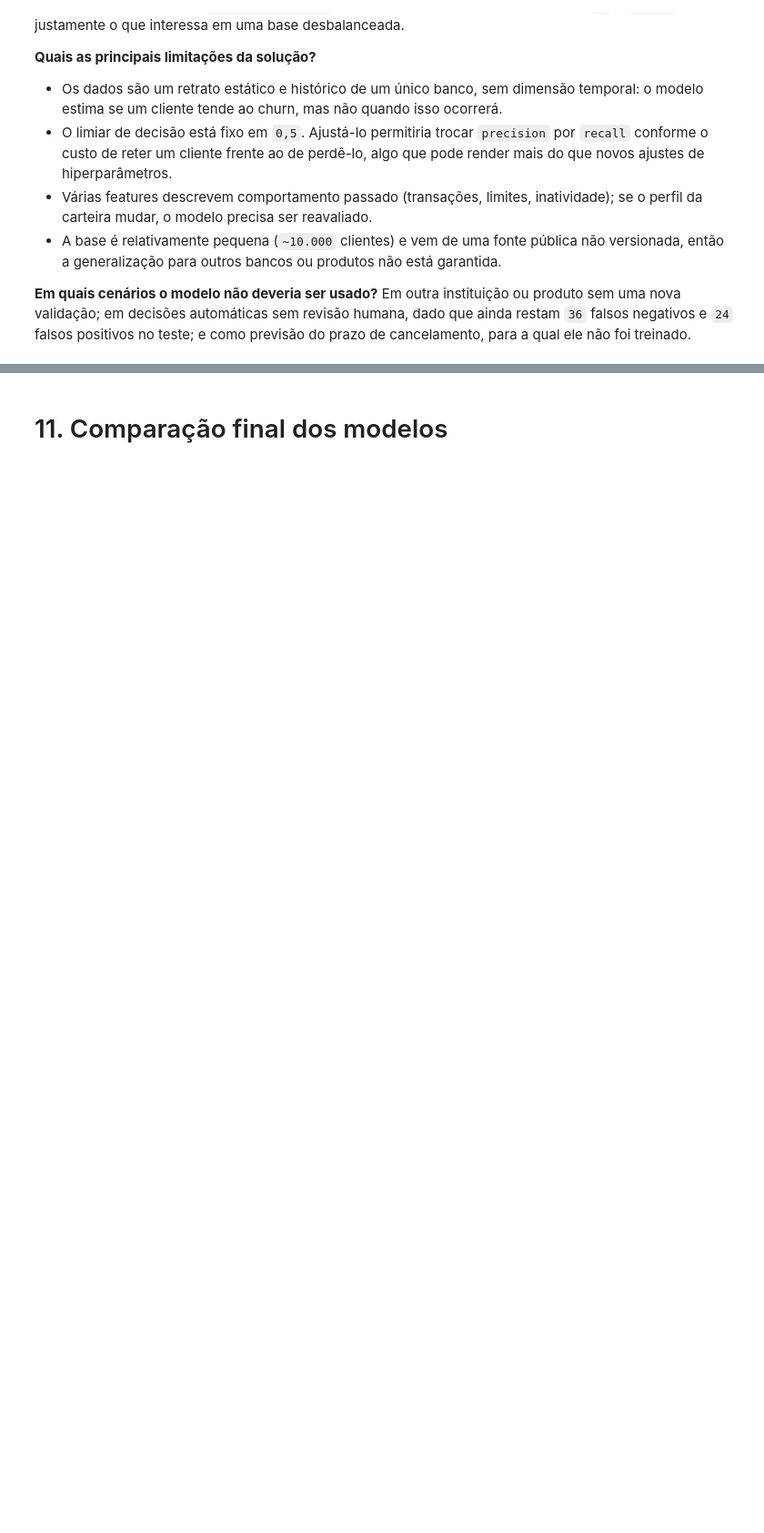
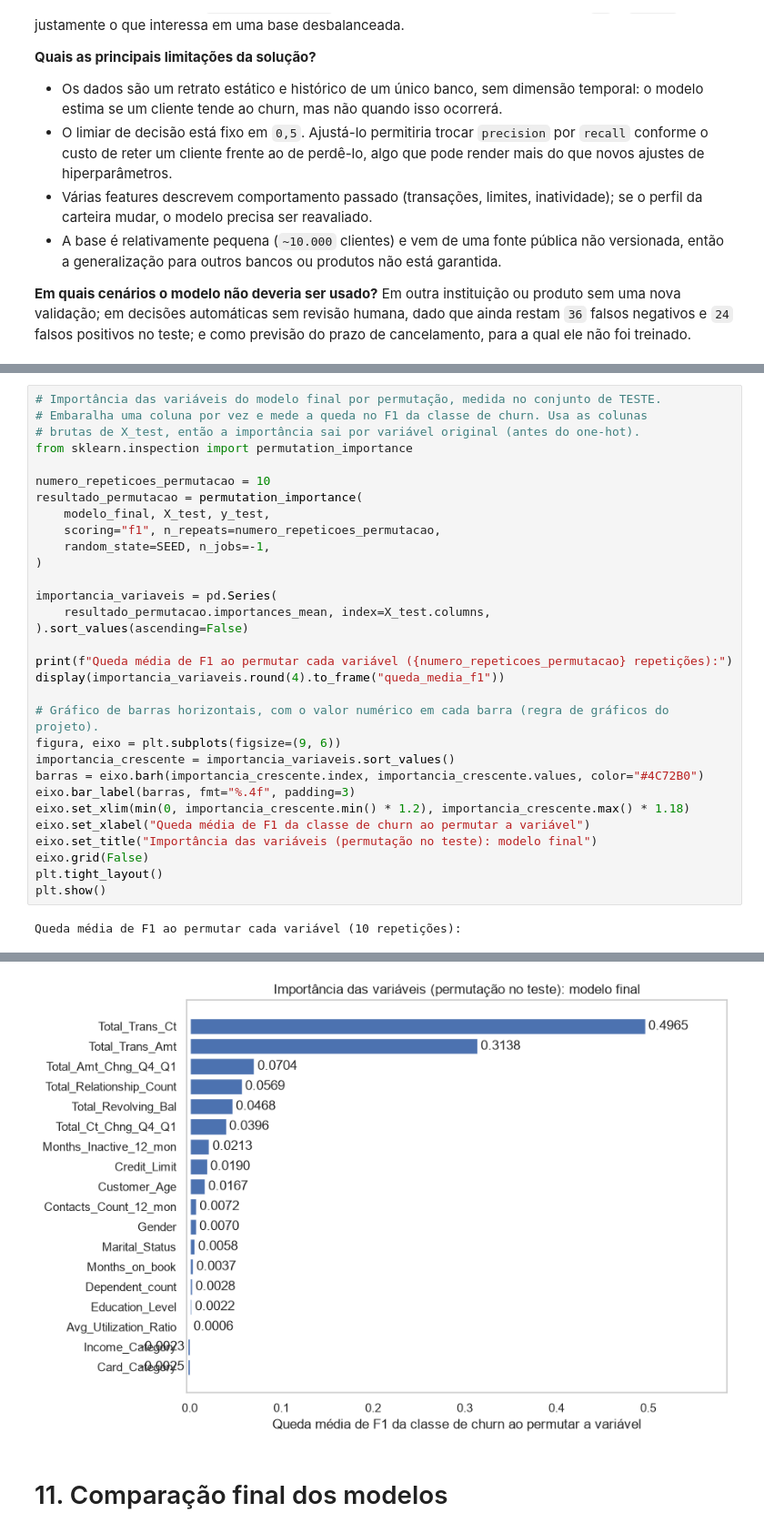
Before and after one commit to diogorblessa/mvp-credit-card-churn-parte-02, a Jupyter notebook: notebooks/desenvolvimento_mvp.ipynb, the cells around one changed output, grey strips where cells are left out. Shown at 91% size. Cells and saved outputs as stored; diff of their text form; blank space fills up the shorter version.

```diff
--- a/notebooks/desenvolvimento_mvp.ipynb
+++ b/notebooks/desenvolvimento_mvp.ipynb
@@ -924,0 +986,33 @@ Em outra instituição ou produto sem uma nova validação; em decisões automá
+# %%
+# Importância das variáveis do modelo final por permutação, medida no conjunto de TESTE.
+# Embaralha uma coluna por vez e mede a queda no F1 da classe de churn. Usa as colunas
+# brutas de X_test, então a importância sai por variável original (antes do one-hot).
+from sklearn.inspection import permutation_importance
+
+numero_repeticoes_permutacao = 10
+resultado_permutacao = permutation_importance(
+    modelo_final, X_test, y_test,
+    scoring="f1", n_repeats=numero_repeticoes_permutacao,
+    random_state=SEED, n_jobs=-1,
+)
+
+importancia_variaveis = pd.Series(
+    resultado_permutacao.importances_mean, index=X_test.columns,
+).sort_values(ascending=False)
+
+print(f"Queda média de F1 ao permutar cada variável ({numero_repeticoes_permutacao} repetições):")
+display(importancia_variaveis.round(4).to_frame("queda_media_f1"))
+
+# Gráfico de barras horizontais, com o valor numérico em cada barra (regra de gráficos do projeto).
+figura, eixo = plt.subplots(figsize=(9, 6))
+importancia_crescente = importancia_variaveis.sort_values()
+barras = eixo.barh(importancia_crescente.index, importancia_crescente.values, color="#4C72B0")
+eixo.bar_label(barras, fmt="%.4f", padding=3)
+eixo.set_xlim(min(0, importancia_crescente.min() * 1.2), importancia_crescente.max() * 1.18)
+eixo.set_xlabel("Queda média de F1 da classe de churn ao permutar a variável")
+eixo.set_title("Importância das variáveis (permutação no teste): modelo final")
+eixo.grid(False)
+plt.tight_layout()
+plt.show()
+# %% [output]
+Queda média de F1 ao permutar cada variável (10 repetições):
@@ -925,3 +1036,4 @@ Em outra instituição ou produto sem uma nova validação; em decisões automá
+[figure, added]
 # %% [markdown]
 # 11. Comparação final dos modelos
 # %%
```
Also changed, not shown: parts of 12 cells of this notebook, 2 other files.
